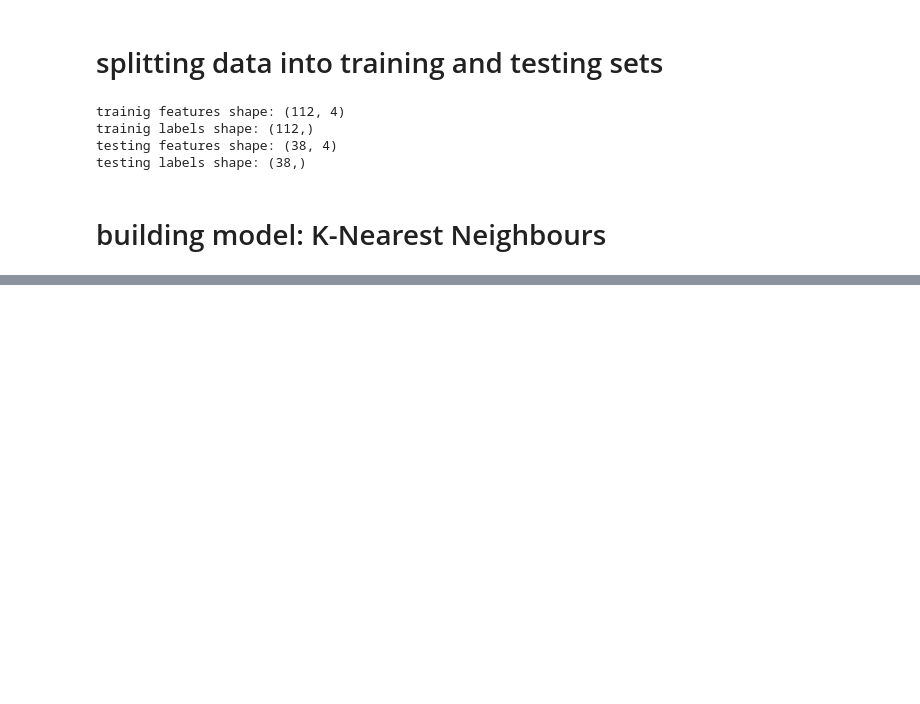
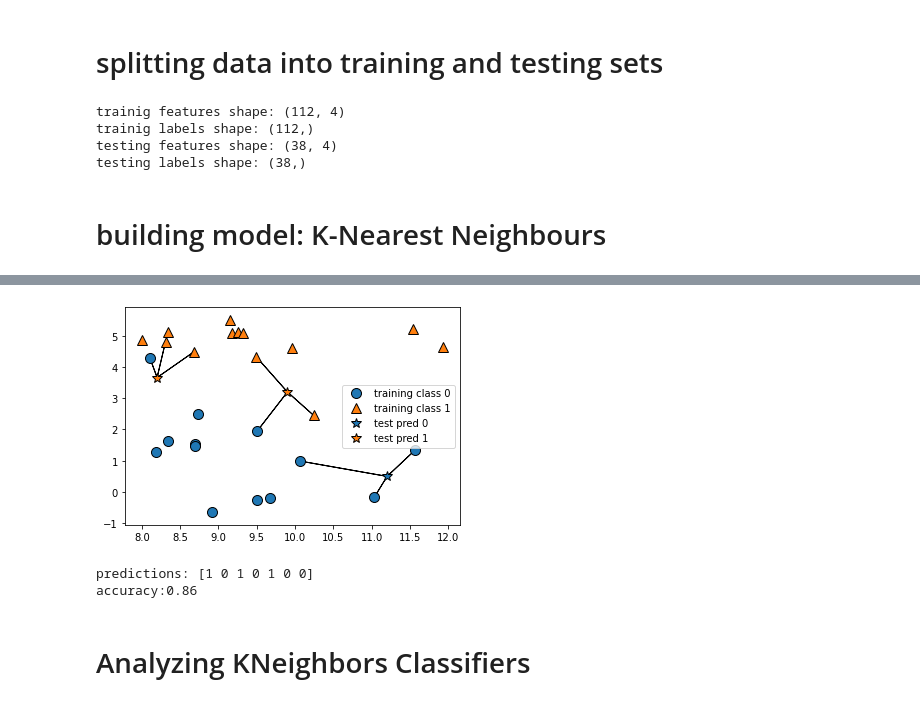
Before and after one commit to MehtabButt/ML-Libraries-practice, a Jupyter notebook: sklearn/Untitled.ipynb, the cells around one changed output, grey strips where cells are left out. Drawn from its saved outputs; the diff is of its cells as text; code cells hidden in the pictures; blank space fills up the shorter version.

```diff
--- a/sklearn/Untitled.ipynb
+++ b/sklearn/Untitled.ipynb
@@ -101,0 +190,20 @@ model accuracy: 0.973684
+# %%
+mglearn.plots.plot_knn_classification(n_neighbors=3)
+# %% [output]
+[figure, added]
+# %%
+X, y = mglearn.datasets.make_forge()
+from sklearn.neighbors import KNeighborsClassifier
+from sklearn.model_selection import train_test_split
+knc = KNeighborsClassifier()
+
+X_train, X_test, y_train, y_test = train_test_split(X, y, random_state=0)
+knc.fit(X_train, y_train)
+y_pred = knc.predict(X_test)
+print("predictions:", y_pred)
+print("accuracy:{:.2f}".format(knc.score(X_test, y_test)))
+# %% [output]
+predictions: [1 0 1 0 1 0 0]
+accuracy:0.86
+# %% [markdown]
+# Analyzing KNeighbors Classifiers
```
Also changed, not shown: parts of 28 cells of this notebook.
